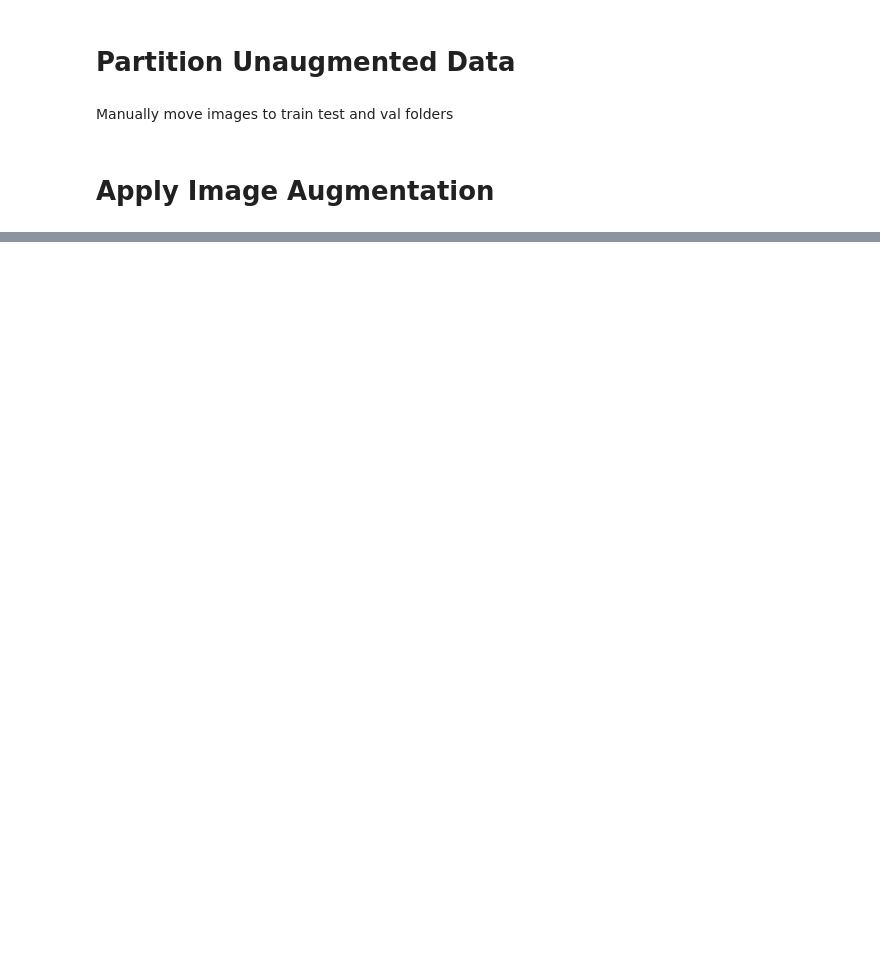
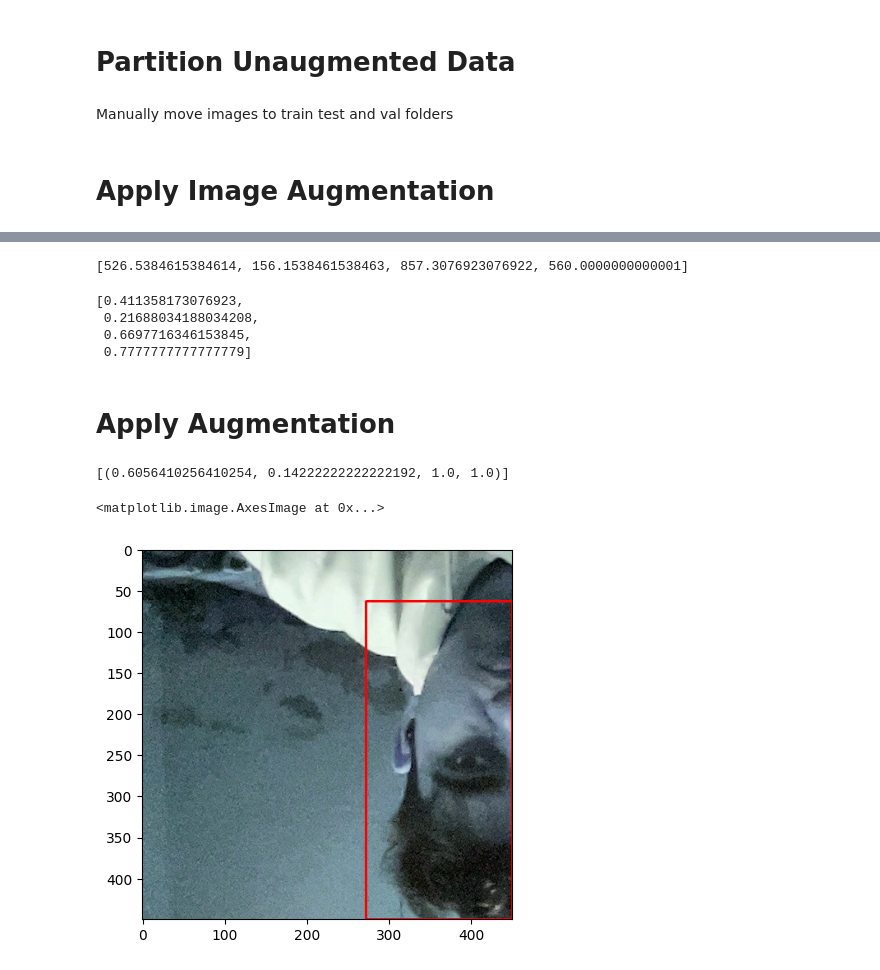
Before and after one commit to tkarim45/Deep-Face-Detection, a Jupyter notebook: deepFace.ipynb, the cells around one changed output, grey strips where cells are left out. Cells and saved outputs as stored; diff of their text form; code cells hidden in the pictures; blank space fills up the shorter version.

Commit message:
Deep Face Detection

```diff
--- a/deepFace.ipynb
+++ b/deepFace.ipynb
@@ -132,0 +147,3 @@ for folder in ['train', 'test', 'val']:
+# %%
+with open(os.path.join("dataset", "train", "labels", "3a699cba-e11a-11ee-a34d-0e47976fb6f8.json"), 'r') as f:
+    label = json.load(f)
@@ -132,0 +174,40 @@ for folder in ['train', 'test', 'val']:
+# %%
+coords = [0,0,0,0]
+coords[0] = label["shapes"][0]["points"][0][0]
+coords[1] = label["shapes"][0]["points"][0][1]
+coords[2] = label["shapes"][0]["points"][1][0]
+coords[3] = label["shapes"][0]["points"][1][1]
+
+coords
+# %% [output]
+[526.5384615384614, 156.1538461538463, 857.3076923076922, 560.0000000000001]
+# %%
+# adjust the size according to camera
+coords = list(np.divide(coords, [1280, 720, 1280, 720]))
+coords
+# %% [output]
+[0.411358173076923,
+ 0.21688034188034208,
+ 0.6697716346153845,
+ 0.7777777777777779]
+# %% [markdown]
+# Apply Augmentation
+# %%
+augmented = augmentor(image=img, bboxes=[coords], class_labels=["face"])
+# %%
+augmented['bboxes']
+# %% [output]
+[(0.6056410256410254, 0.14222222222222192, 1.0, 1.0)]
+# %%
+cv2.rectangle(
+    augmented["image"],
+    tuple(np.multiply(augmented["bboxes"][0][:2], [450, 450]).astype(int)),
+    tuple(np.multiply(augmented["bboxes"][0][2:], [450, 450]).astype(int)),
+    (255, 0, 0),
+    2,
+)
+
+plt.imshow(augmented["image"])
+# %% [output]
+<matplotlib.image.AxesImage at 0x...>
+[figure, added]
```
Also changed, not shown: parts of 12 cells of this notebook.
